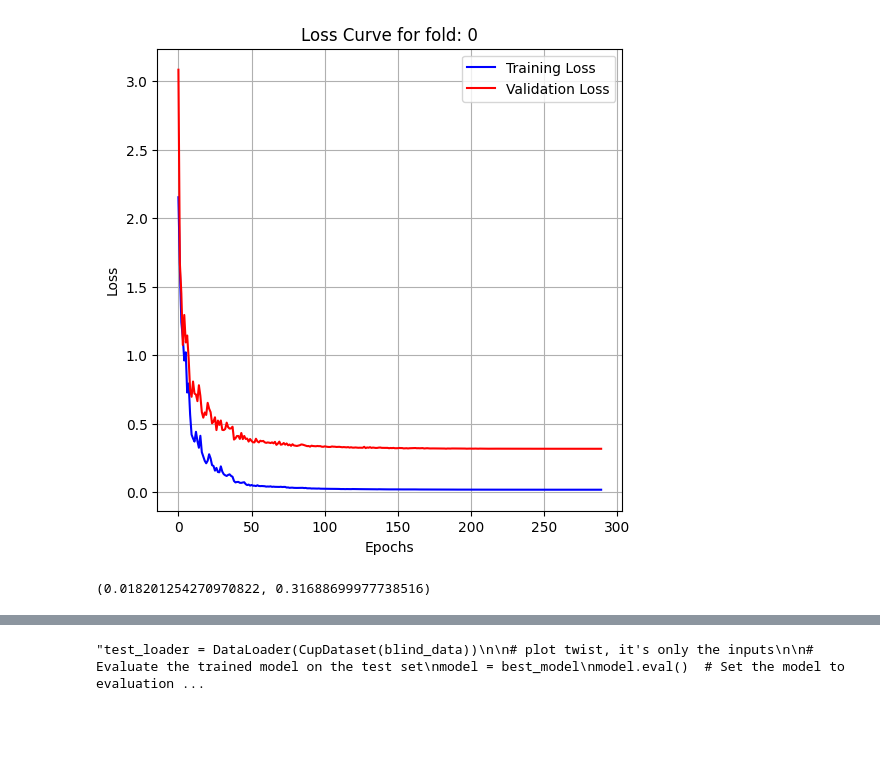
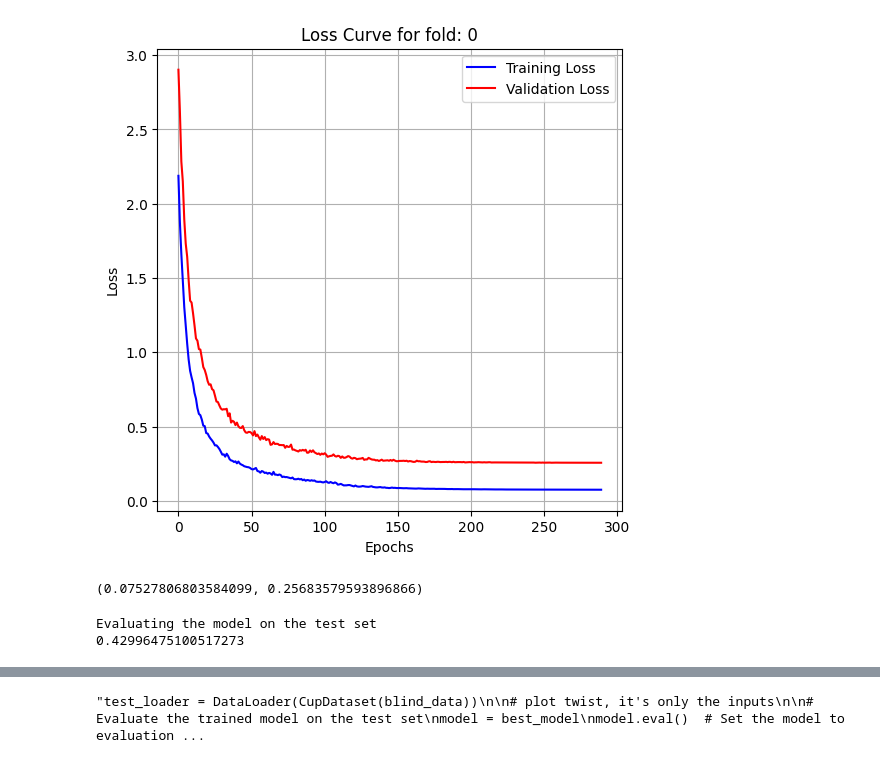
Before and after one commit to Alexthw46/ML, a Jupyter notebook: ML_cup/TorchNN.ipynb, the cells around one changed output, grey strips where cells are left out. Drawn from its saved outputs; the diff is of its cells as text; code cells hidden in the pictures; blank space fills up the shorter version.

Commit message:
Use an internal test set

```diff
--- a/ML_cup/TorchNN.ipynb
+++ b/ML_cup/TorchNN.ipynb
@@ -27,7 +28,7 @@ X_dev, y_dev, X_blind = arange_datasets(dev_data, blind_data)
 train_folds, val_folds = train_val_kfold(X_dev, y_dev, folds=5, random_state=42)
 # %%
 # Split the dev data into train and validation with k-fold cross validation and minibatch
-train_loaders, val_loaders = dataset.torch_k_fold(dataset=dev_data, folds=5, batch_size=32)
+train_loaders, val_loaders, test_loader = dataset.torch_k_fold(dataset=dev_data, folds=5, batch_size=32)
 # %%
 parameters = [
     {'optimizer': 'SGD', 'lr': [0.01, 0.001, 0.0001], 'weight_decay': [0.0, 0.001, 0.0005], 'momentum': [0.9, 0.75],
@@ -50,6 +50,6 @@ Best Parameters: {'lr': 0.001, 'weight_decay': 0.0, 'momentum': 0.9, 'nesterov':
 # %%
+# best_pytorch_params = {'lr': 0.001, 'weight_decay': 0.0, 'momentum': 0.9, 'nesterov': True, 'optimizer': 'SGD'}
 
-best_pytorch_params = {'lr': 0.01, 'weight_decay': 0.0005, 'momentum': 0.75, 'nesterov': False, 'optimizer': 'SGD'}
 # retrain the model with the best parameters
 best_model = MLP()
 train_loader, val_loader = dataset.torch_split_dataset(dataset=dev_data, train_ratio=0.8, batch_size=32)
@@ -87,2 +87,9 @@ Train Epoch: 299 Loss: 0.018201254270970822 Val Loss: 0.31688699977738516
-[figure, old version]
+[figure, new version]
-(0.018201254270970822, 0.31688699977738516)
+(0.07527806803584099, 0.25683579593896866)
+# %%
+# Evaluate the trained model on the test set
+print("Evaluating the model on the test set")
+print(torch_predict(best_model, test_loader))
+# %% [output]
+Evaluating the model on the test set
+0.42996475100517273
```
Also changed, not shown: parts of 7 cells of this notebook, 6 other files.
